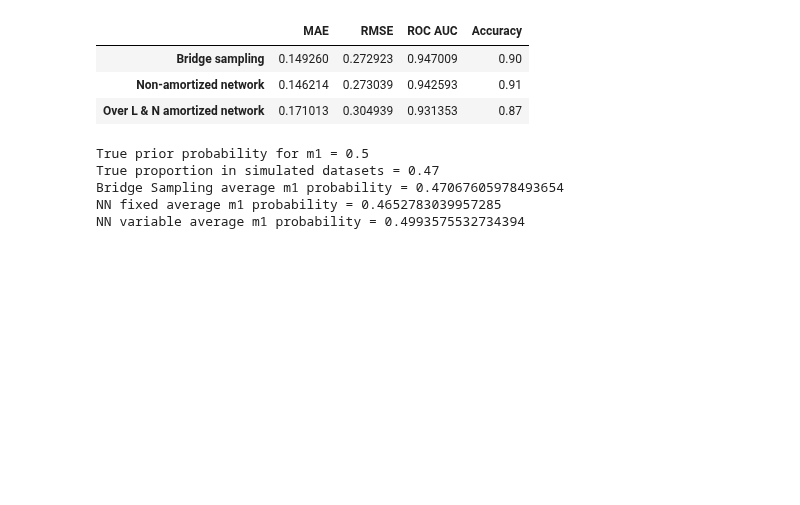
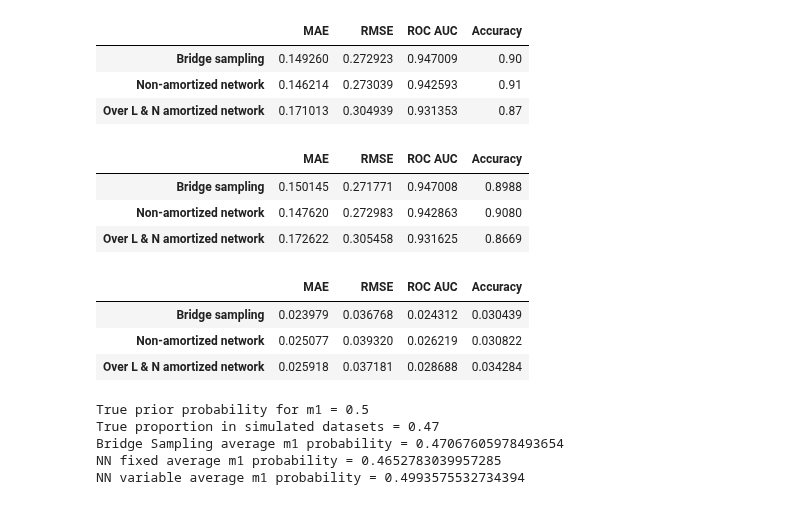
Before and after one commit to elseml/DeepHierarchicalModelComparison, a Jupyter notebook: Python code/Bridge_sampling_comparison.ipynb, the cells around one changed output. Cells and saved outputs as stored; diff of their text form; code cells hidden in the pictures; blank space fills up the shorter version.

```diff
--- a/Python code/Bridge_sampling_comparison.ipynb
+++ b/Python code/Bridge_sampling_comparison.ipynb
@@ -80,6 +80,39 @@ perf_metrics
 | Bridge sampling | 0.149260 | 0.272923 | 0.947009 | 0.90 |
 | Non-amortized network | 0.146214 | 0.273039 | 0.942593 | 0.91 |
 | Over L & N amortized network | 0.171013 | 0.304939 | 0.931353 | 0.87 |
+# %%
+# Bootstrap results
+n_bootstrap = 100
+
+n_test = bridge.shape[0]
+perf_metrics_bootstrapped = []
+
+for bi in range(n_bootstrap):
+    b_idx = np.random.choice(np.random.permutation(n_test), size=n_test, replace=True)
+    perf_metrics = performance_metrics(bridge.iloc[b_idx,:], NN_fixed.iloc[b_idx,:], NN_variable.iloc[b_idx,:],
+                                   names = ['Bridge sampling', 'Non-amortized network',
+                                            'Over L & N amortized network'])
+    perf_metrics_bootstrapped.append(perf_metrics)
+# %%
+# Bootstrapped means
+pd.DataFrame(np.mean(perf_metrics_bootstrapped, axis=0),
+             index=['Bridge sampling', 'Non-amortized network', 'Over L & N amortized network'],
+             columns=['MAE', 'RMSE', 'ROC AUC', 'Accuracy'])
+# %% [output]
+|  | MAE | RMSE | ROC AUC | Accuracy |
+| Bridge sampling | 0.150145 | 0.271771 | 0.947008 | 0.8988 |
+| Non-amortized network | 0.147620 | 0.272983 | 0.942863 | 0.9080 |
+| Over L & N amortized network | 0.172622 | 0.305458 | 0.931625 | 0.8669 |
+# %%
+# Bootstrapped SDs
+pd.DataFrame(np.std(perf_metrics_bootstrapped, axis=0),
+             index=['Bridge sampling', 'Non-amortized network', 'Over L & N amortized network'],
+             columns=['MAE', 'RMSE', 'ROC AUC', 'Accuracy'])
+# %% [output]
+|  | MAE | RMSE | ROC AUC | Accuracy |
+| Bridge sampling | 0.023979 | 0.036768 | 0.024312 | 0.030439 |
+| Non-amortized network | 0.025077 | 0.039320 | 0.026219 | 0.030822 |
+| Over L & N amortized network | 0.025918 | 0.037181 | 0.028688 | 0.034284 |
 # %%
 # Inspired by simulation-based calibration:
 # Do the average posterior probabilities match the 50/50 prior
```
Also changed, not shown: parts of 9 cells of this notebook.
